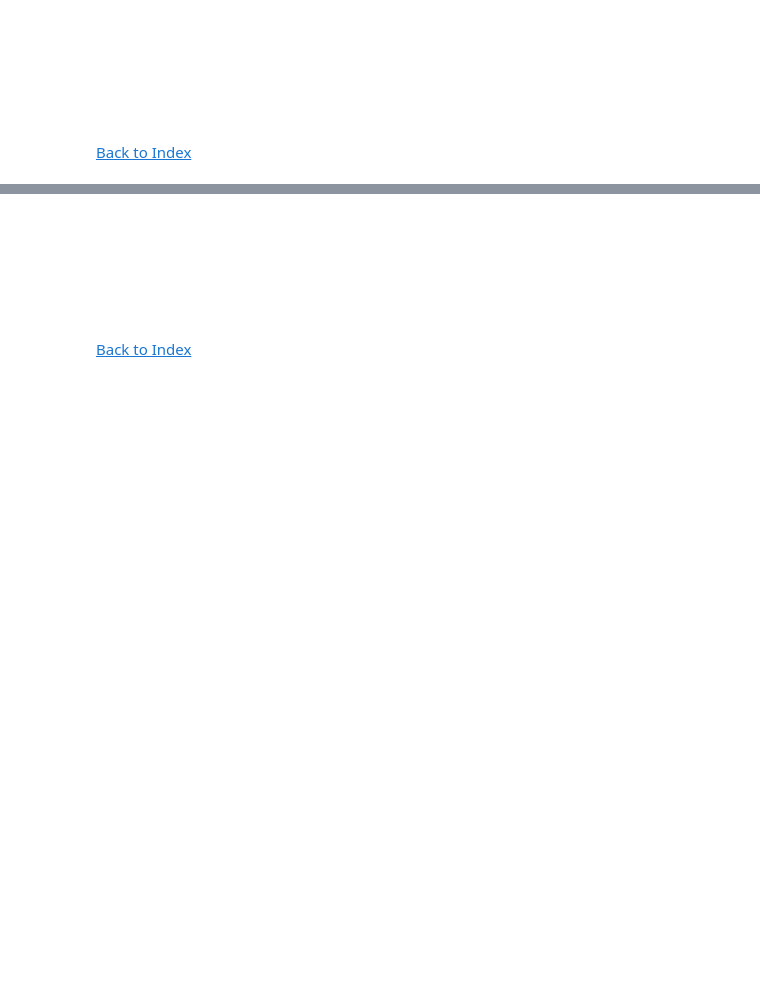
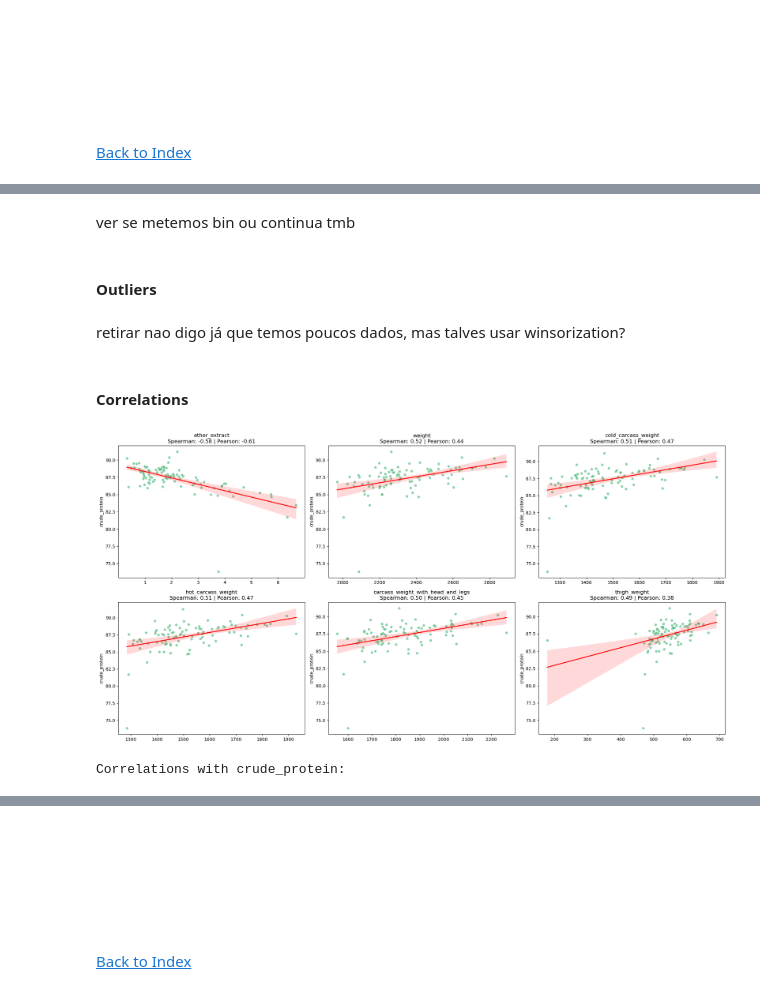
Before and after one commit to CatarinaGN/Neural-and-Evolutionary-Learning, a Jupyter notebook: NEL_1.ipynb, the cells around one changed output, grey strips where cells are left out. Drawn from its saved outputs; the diff is of its cells as text; code cells hidden in the pictures; blank space fills up the shorter version.

```diff
--- a/NEL_1.ipynb
+++ b/NEL_1.ipynb
@@ -65,0 +163,2 @@ import matplotlib as plt
+# %%
+df = pd.read_excel(r"data\sustavianfeed.xlsx")
@@ -65,0 +220,2 @@ import matplotlib as plt
+# %%
+df.set_index('wing_tag', inplace = True)
@@ -65,0 +263,4 @@ import matplotlib as plt
+# %% [markdown]
+ver se metemos bin ou continua tmb
+# %% [markdown]
+#### Outliers
@@ -65,0 +269,72 @@ import matplotlib as plt
+# %% [markdown]
+retirar nao digo já que temos poucos dados, mas talves usar winsorization?
+# %% [markdown]
+#### Correlations
+# %%
+# correlations with crude_protein
+target = 'crude_protein'
+numeric_cols = df.select_dtypes(include=['number']).columns
+features = [col for col in numeric_cols if col != target]
+
+# both correlation types
+corr_data = df[features + [target]]  # Note: target needs to be in a list
+spearman_corr = corr_data.corr(method='spearman')[target]
+pearson_corr = corr_data.corr(method='pearson')[target]
+
+# Combine into a DataFrame for easier analysis
+corr_df = pd.DataFrame({
+    'feature': features,
+    'spearman': spearman_corr[features],
+    'pearson': pearson_corr[features]
+}).sort_values(by='spearman', key=abs, ascending=False)
+
+# Set threshold (adjust as needed)
+threshold = 0.3
+significant_features = corr_df[(abs(corr_df['spearman']) >= threshold) |
+                             (abs(corr_df['pearson']) >= threshold)]
+
+# Plot settings
+num_features = len(significant_features)
+num_cols = 3
+num_rows = (num_features + num_cols - 1) // num_cols
+fig, axes = plt.subplots(num_rows, num_cols, figsize=(20, 5*num_rows))
+if num_features > 0:  # Only proceed if there are significant features
+    if num_rows == 1:
+        axes = axes.reshape(1, -1)  # Ensure axes is always 2D
+
+    # Plot each significant feature against target
+    for i, (_, row) in enumerate(significant_features.iterrows()):
+        ax = axes[i//num_cols, i%num_cols]
+        feature = row['feature']
+
+        # Scatterplot
+        sns.scatterplot(x=df[feature], y=df[target], ax=ax, color='mediumseagreen', alpha=0.6)
+
+        # Regression line if possible
+        if df[feature].nunique() > 1:
+            try:
+                sns.regplot(x=df[feature], y=df[target], ax=ax,
+                            scatter=False, color='red', line_kws={'linewidth':2})
+            except:
+                pass
+
+        # Add correlation info to title
+        ax.set_title(f"{feature}\nSpearman: {row['spearman']:.2f} | Pearson: {row['pearson']:.2f}")
+        ax.set_xlabel('')
+        ax.set_ylabel('crude_protein')
+
+    # Hide empty subplots
+    for j in range(i+1, num_rows*num_cols):
+        fig.delaxes(axes.flatten()[j])
+
+    plt.tight_layout()
+    plt.show()
+
+    # Show correlation table
+    print("Correlations with crude_protein:")
+    display(corr_df.style.background_gradient(cmap='Greens', vmin=-1, vmax=1))
+else:
+    print(f"No features found with correlation >= {threshold}")
+# %% [output]
+[figure, added]
+Correlations with crude_protein:
```
Also changed, not shown: parts of 26 cells of this notebook.
